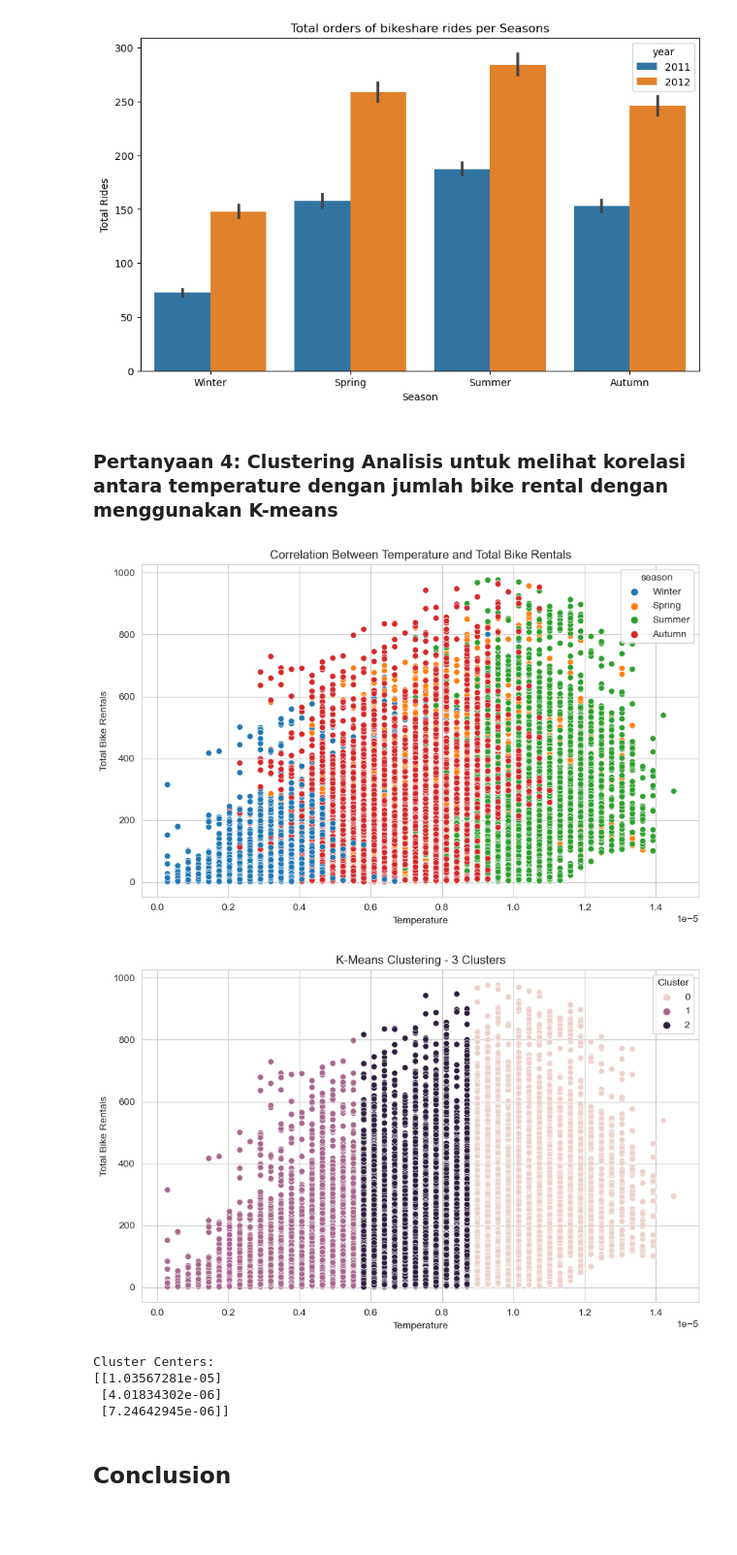
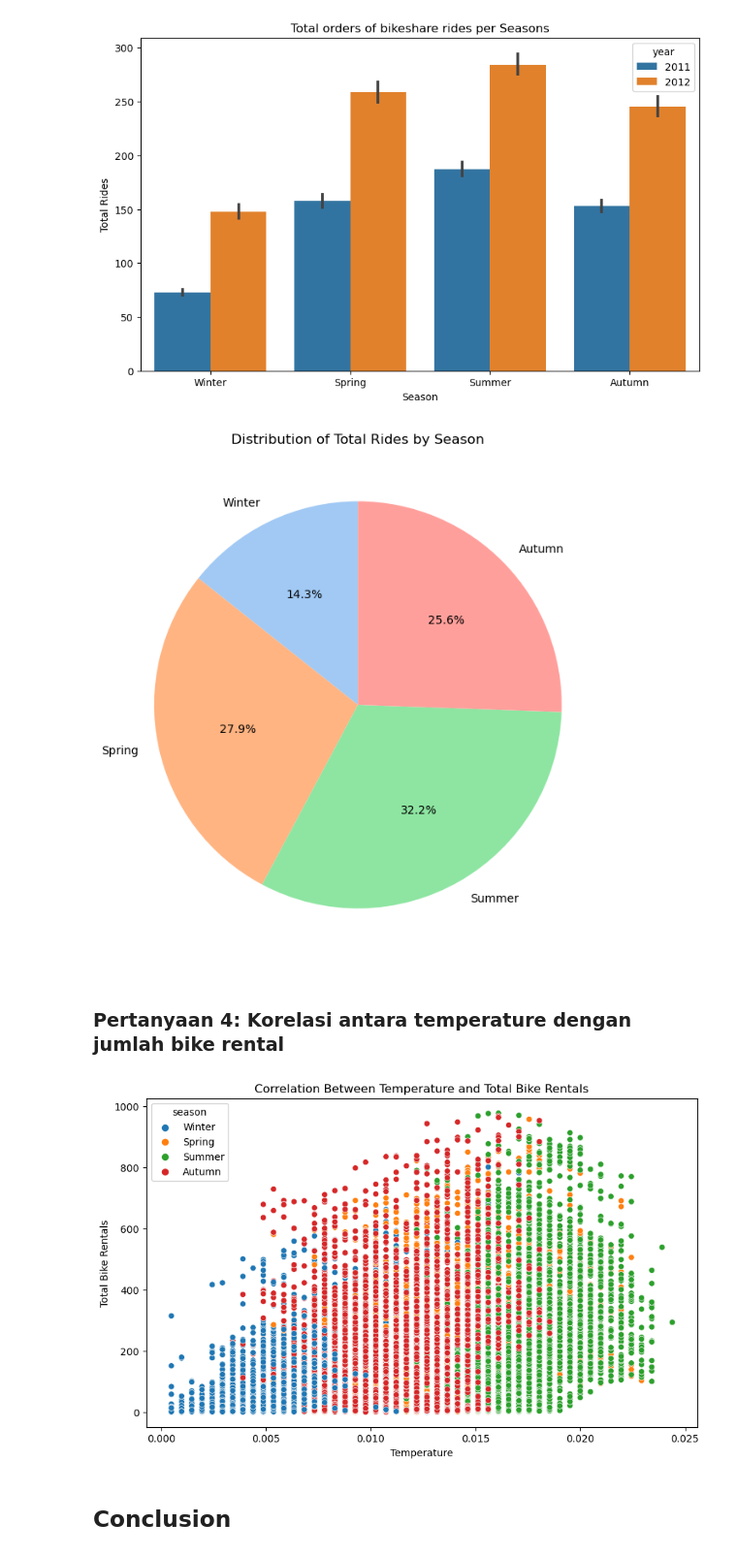
Before and after one commit to Tasyanadila/Proyek-Analisis-Data, a Jupyter notebook: Proyek Analisis Data.ipynb, the cells around one changed output. Shown at 97% size. Drawn from its saved outputs; the diff is of its cells as text; code cells hidden in the pictures; blank space fills up the shorter version.

```diff
--- a/Proyek Analisis Data.ipynb
+++ b/Proyek Analisis Data.ipynb
@@ -414,51 +412,29 @@ plt.title("Total orders of bikeshare rides per Seasons")
 plt.show()
 # %% [output]
 [figure]
+# %%
+# Menghitung total rides per season
+season_total_rides = bike_hour_df.groupby('season')['total_count'].sum().reset_index()
+
+# Membuat pie chart
+plt.figure(figsize=(8, 8))
+plt.pie(season_total_rides['total_count'], labels=season_total_rides['season'], autopct='%1.1f%%', startangle=90, colors=sn.color_palette('pastel'))
+plt.title('Distribution of Total Rides by Season')
+plt.show()
+# %% [output]
+[figure, added]
 # %% [markdown]
-### Pertanyaan 4:  Clustering Analisis untuk melihat korelasi antara temperature dengan jumlah bike rental dengan menggunakan K-means
+### Pertanyaan 4:  Korelasi antara temperature dengan jumlah bike rental
 # %%
 # Scatter plot untuk melihat hubungan antara temperature dan total bike rental
 plt.figure(figsize=(10, 6))
 sn.scatterplot(x='temperature', y='total_count', hue='season', data=bike_hour_df)
 plt.xlabel('Temperature')
 plt.ylabel('Total Bike Rentals')
 plt.title('Correlation Between Temperature and Total Bike Rentals')
 plt.show()
-
-# Feature selection
-features = ['temperature']
-
-# Feature scaling
-scaler = StandardScaler()
-scaled_data = scaler.fit_transform(bike_hour_df[features])
-
-# KMeans clustering
-num_clusters = 3
-n_init_value = 10
-kmeans = KMeans(n_clusters=num_clusters, n_init=n_init_value, random_state=42)
-bike_hour_df['cluster'] = kmeans.fit_predict(scaled_data)
-
-
-# Scatter plot dengan warna berdasarkan cluster
-plt.figure(figsize=(10, 6))
-sn.scatterplot(x='temperature', y='total_count', hue='cluster', data=bike_hour_df)
-plt.xlabel('Temperature')
-plt.ylabel('Total Bike Rentals')
-plt.title(f'K-Means Clustering - {num_clusters} Clusters')
-plt.legend(title='Cluster')
-plt.show()
-
-# Menampilkan karakteristik setiap cluster
-cluster_centers = scaler.inverse_transform(kmeans.cluster_centers_)
-print("Cluster Centers:")
-print(cluster_centers)
 # %% [output]
-[figure, old version]
+[figure, new version]
-[figure, removed]
-Cluster Centers:
-[[1.03567281e-05]
- [4.01834302e-06]
- [7.24642945e-06]]
 # %% [markdown]
 ## Conclusion
 # %% [markdown]
```
Also changed, not shown: parts of 4 cells of this notebook, 5 other files.
